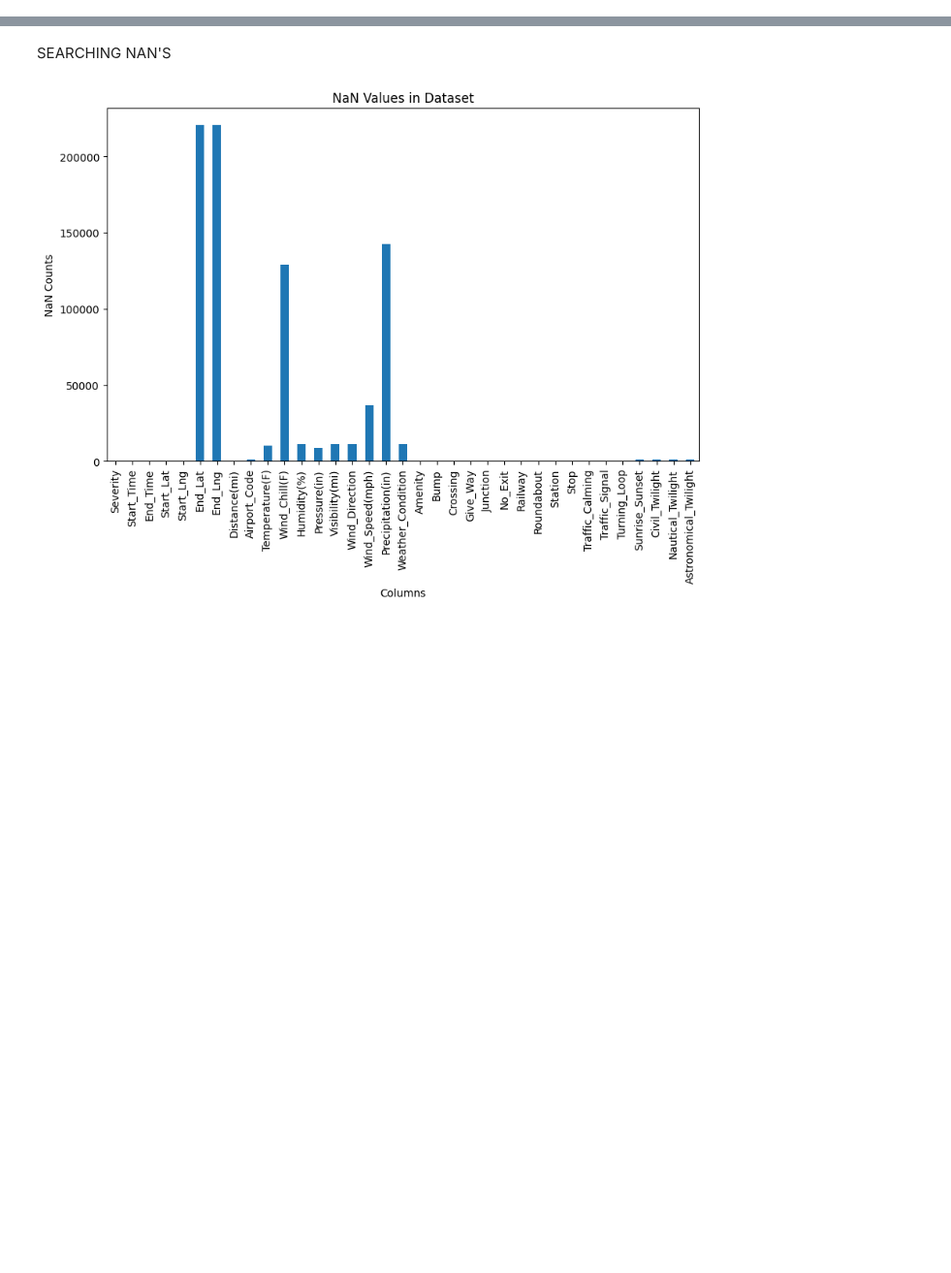
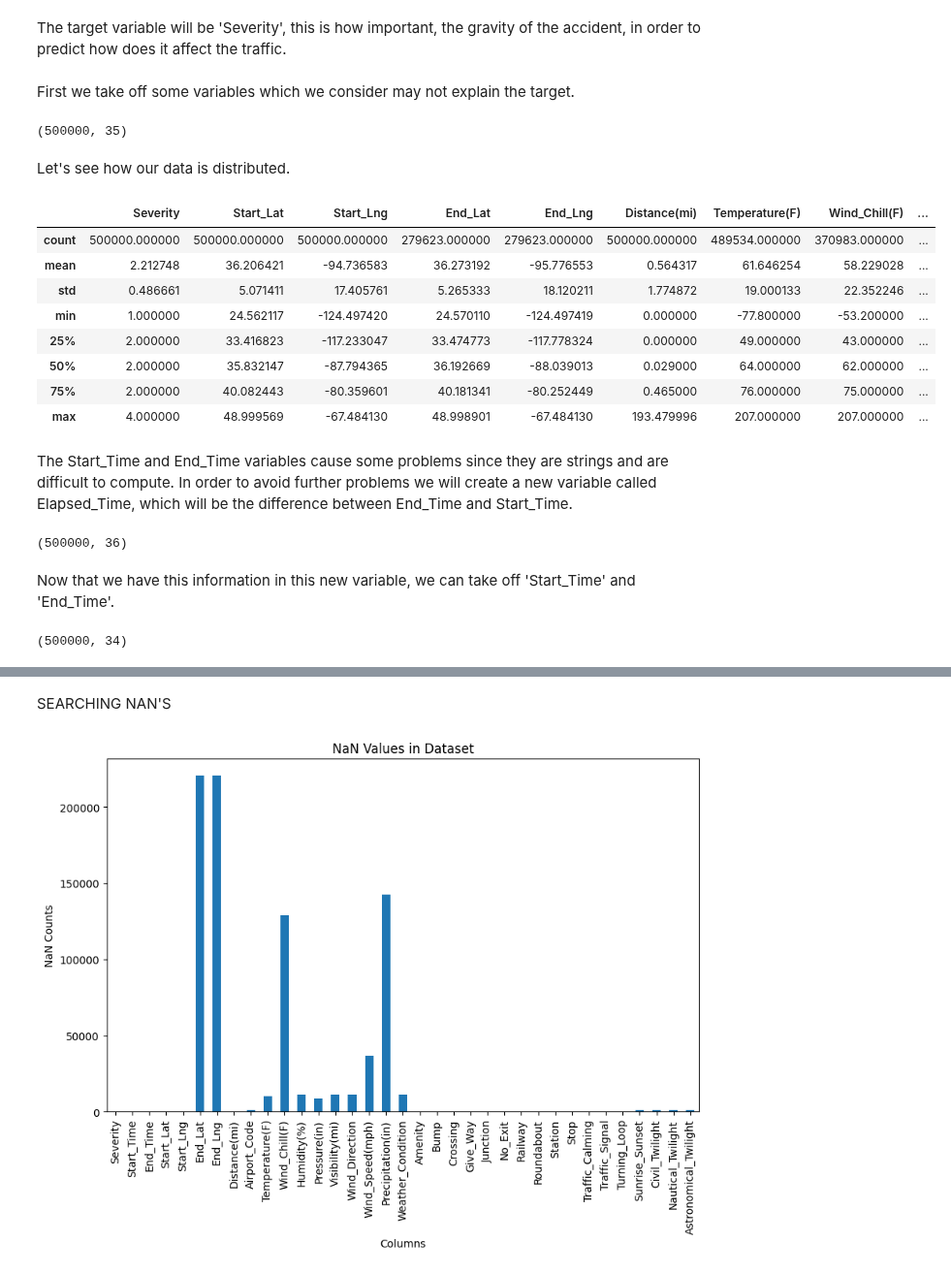
Before and after one commit to pol-resina/US-Accidents, a Jupyter notebook: notebooks/data_visualisation.ipynb, the cells around one changed output, grey strips where cells are left out. Shown at 97% size. Saved outputs shown, nothing was run; the diff lists cells and outputs as text; code cells hidden in the pictures; blank space fills up the shorter version.

Commit message:
-M He creado nueva columna tiempo consumido, y algo más de limpieza de datos

```diff
--- a/notebooks/data_visualisation.ipynb
+++ b/notebooks/data_visualisation.ipynb
@@ -10,0 +30,25 @@ data = pd.read_csv('../data/US_Accidents_March23_sampled_500k.csv')
+# %% [markdown]
+The target variable will be 'Severity', this is how important, the gravity of the accident, in order to predict how does it affect the traffic.
+# %% [markdown]
+First we take off some variables which we consider may not explain the target.
+# %%
+data_w_c = data.drop(columns=['ID', 'Source', 'Description', 'Street', 'City', 'County', 'State', 'Zipcode', 'Country', 'Timezone', 'Weather_Timestamp'])
+data_w_c.shape
+# %% [output]
+(500000, 35)
+# %% [markdown]
+Let's see how our data is distributed.
+# %%
+data_w_c.describe()
+# %% [output]
+|  | Severity | Start_Lat | Start_Lng | End_Lat | End_Lng | Distance(mi) | Temperature(F) | Wind_Chill(F) | ... |
+| count | 500000.000000 | 500000.000000 | 500000.000000 | 279623.000000 | 279623.000000 | 500000.000000 | 489534.000000 | 370983.000000 | ... |
+| mean | 2.212748 | 36.206421 | -94.736583 | 36.273192 | -95.776553 | 0.564317 | 61.646254 | 58.229028 | ... |
+| std | 0.486661 | 5.071411 | 17.405761 | 5.265333 | 18.120211 | 1.774872 | 19.000133 | 22.352246 | ... |
+| min | 1.000000 | 24.562117 | -124.497420 | 24.570110 | -124.497419 | 0.000000 | -77.800000 | -53.200000 | ... |
+| 25% | 2.000000 | 33.416823 | -117.233047 | 33.474773 | -117.778324 | 0.000000 | 49.000000 | 43.000000 | ... |
+| 50% | 2.000000 | 35.832147 | -87.794365 | 36.192669 | -88.039013 | 0.029000 | 64.000000 | 62.000000 | ... |
+| 75% | 2.000000 | 40.082443 | -80.359601 | 40.181341 | -80.252449 | 0.465000 | 76.000000 | 75.000000 | ... |
+| max | 4.000000 | 48.999569 | -67.484130 | 48.998901 | -67.484130 | 193.479996 | 207.000000 | 207.000000 | ... |
+# %% [markdown]
+The Start_Time and End_Time variables cause some problems since they are strings and are difficult to compute. In order to avoid further problems we will create a new variable called Elapsed_Time, which will be the difference between End_Time and Start_Time.
@@ -10,0 +80,12 @@ data = pd.read_csv('../data/US_Accidents_March23_sampled_500k.csv')
+# %%
+data_w_c['Time_Difference'] = pd.DataFrame(time_difference(data_w_c))
+data_w_c.shape
+# %% [output]
+(500000, 36)
+# %% [markdown]
+Now that we have this information in this new variable, we can take off 'Start_Time' and 'End_Time'.
+# %%
+data_w_c = data_w_c.drop(columns=['Start_Time', 'End_Time'])
+data_w_c.shape
+# %% [output]
+(500000, 34)
```
Also changed, not shown: parts of 7 cells of this notebook.
